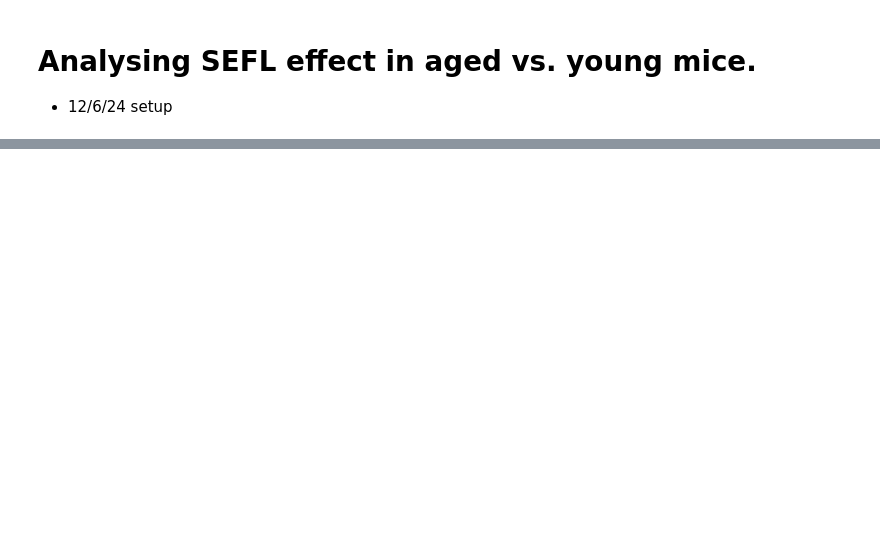
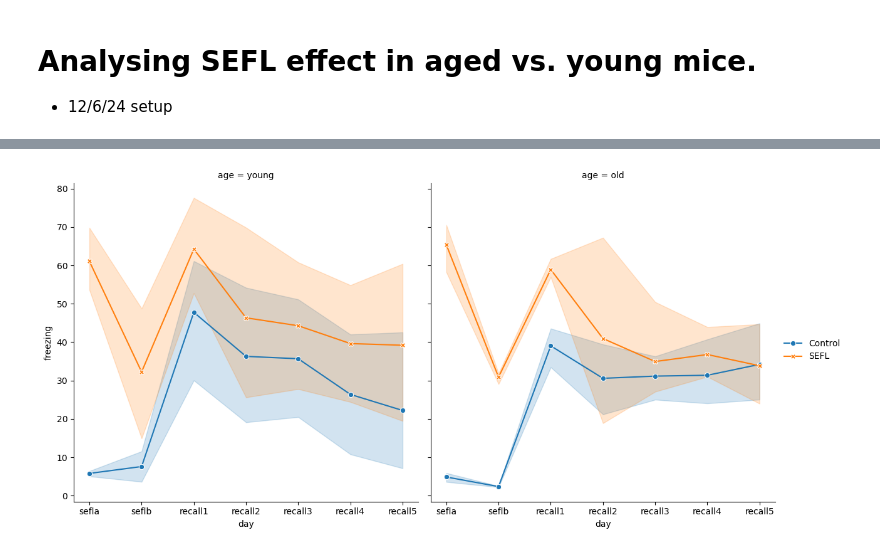
Before and after one commit to GergelyTuri/els_project, a Jupyter notebook: notebooks/nonELS analysis/Age_sefl_analysis.ipynb, the cells around one changed output, grey strips where cells are left out. Cells and saved outputs as stored; diff of their text form; code cells hidden in the pictures; blank space fills up the shorter version.

```diff
--- a/notebooks/nonELS analysis/Age_sefl_analysis.ipynb
+++ b/notebooks/nonELS analysis/Age_sefl_analysis.ipynb
@@ -58,0 +115,20 @@ FileNotFoundError: [Errno 2] No such file or directory: 'G:/Shared drives/Turi_l
+# %%
+g = sns.FacetGrid(freezing_aging, col="age", height=6, aspect=1)
+g.map_dataframe(
+    sns.lineplot,
+    x="day",
+    y="freezing",
+    hue="condition",
+    style="condition",
+    markers=True,
+    dashes=False,
+)
+
+# g.map_dataframe(
+#     sns.scatterplot, x="day", y="freezing", hue="condition", style="condition"
+# )
+
+g.add_legend()
+plt.show()
+# %% [output]
+[figure, added]
```
Also changed, not shown: parts of 13 cells of this notebook, 2 other files.
